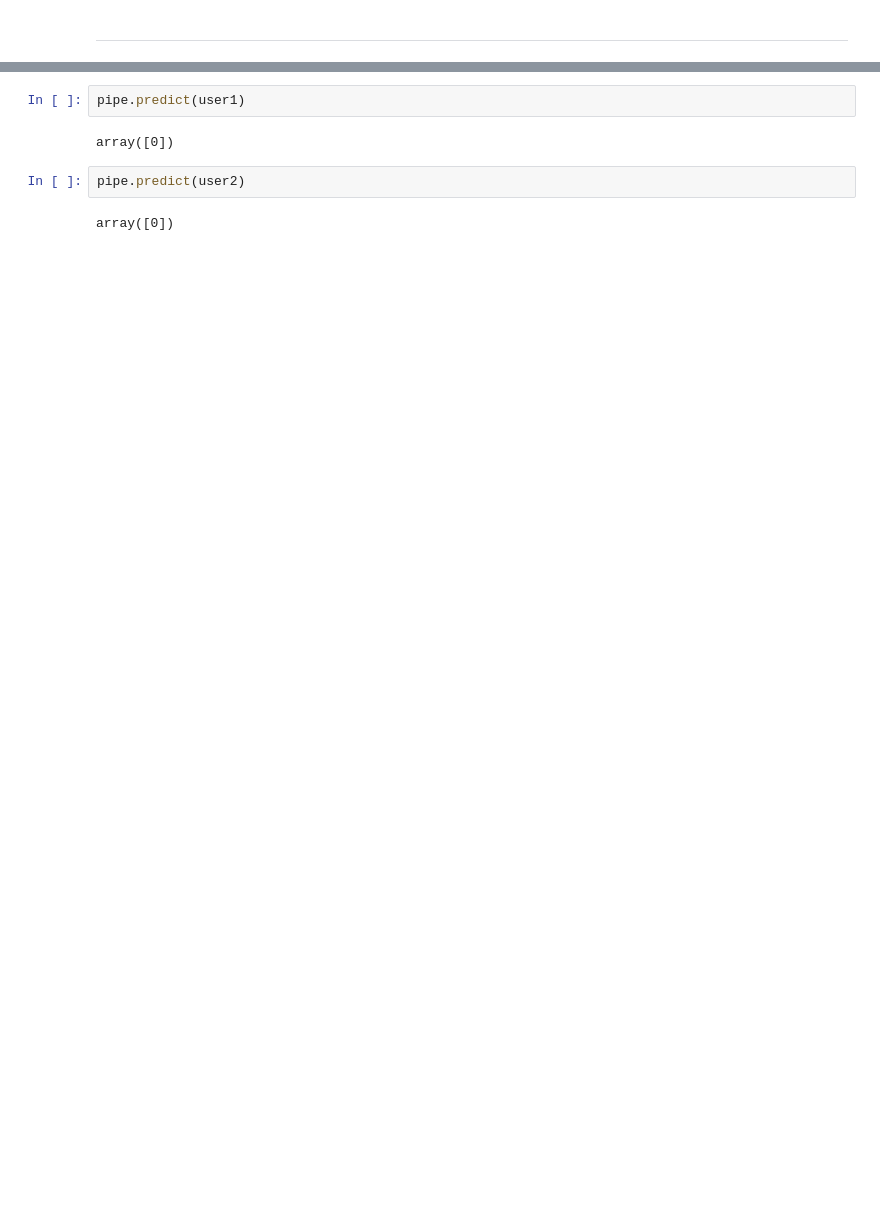
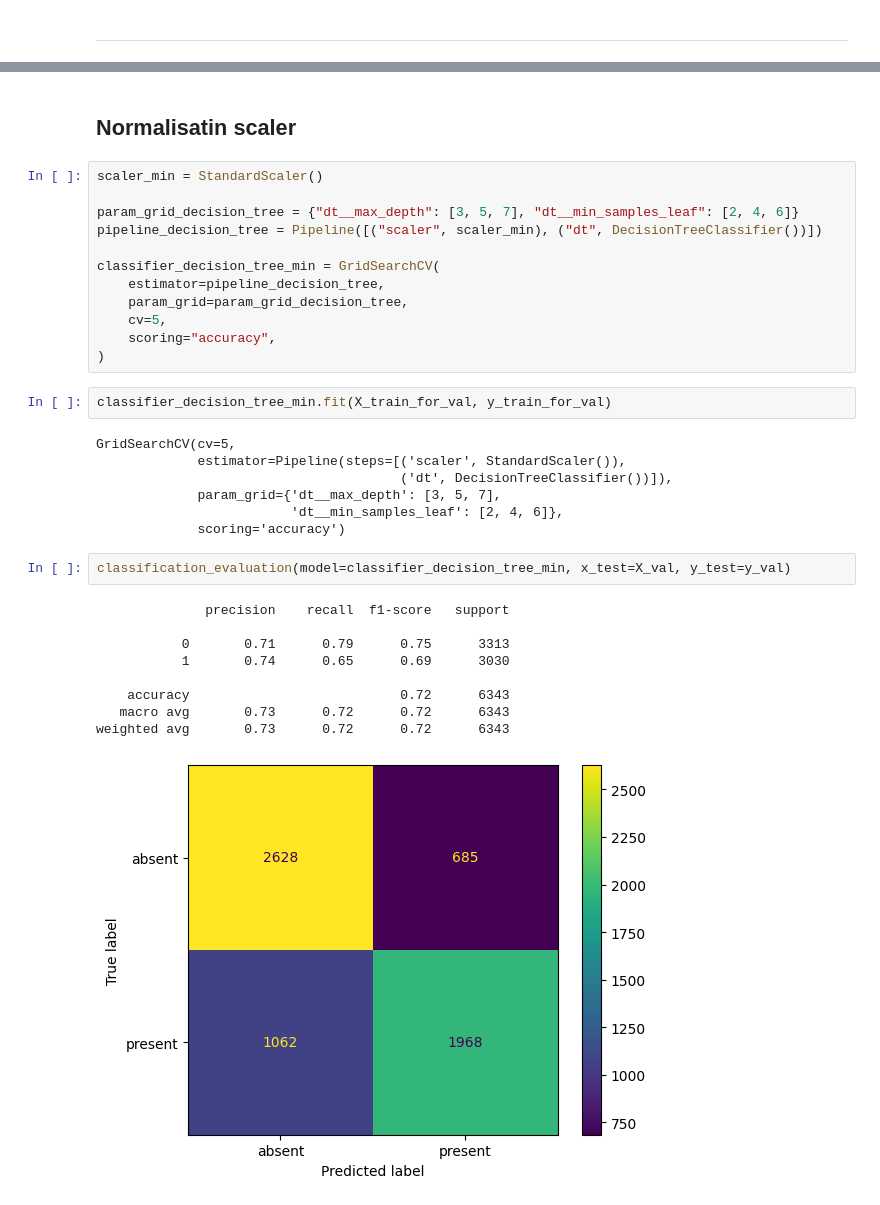
Before and after one commit to CyrilleKolle/cardiovascular_labb, a Jupyter notebook: code/decision_tree_classifier.ipynb, the cells around one changed output, grey strips where cells are left out. Saved outputs shown, nothing was run; the diff lists cells and outputs as text; blank space fills up the shorter version.

```diff
--- a/code/decision_tree_classifier.ipynb
+++ b/code/decision_tree_classifier.ipynb
@@ -90,8 +95,35 @@ user2
-# %%
-pipe.predict(user1)
-# %% [output]
-array([0])
-# %%
-pipe.predict(user2)
-# %% [output]
-array([0])
+# %% [markdown]
+## Normalisatin scaler
+# %%
+scaler_min = StandardScaler()
+
+param_grid_decision_tree = {"dt__max_depth": [3, 5, 7], "dt__min_samples_leaf": [2, 4, 6]}
+pipeline_decision_tree = Pipeline([("scaler", scaler_min), ("dt", DecisionTreeClassifier())])
+
+classifier_decision_tree_min = GridSearchCV(
+    estimator=pipeline_decision_tree,
+    param_grid=param_grid_decision_tree,
+    cv=5,
+    scoring="accuracy",
+)
+# %%
+classifier_decision_tree_min.fit(X_train_for_val, y_train_for_val)
+# %% [output]
+GridSearchCV(cv=5,
+             estimator=Pipeline(steps=[('scaler', StandardScaler()),
+                                       ('dt', DecisionTreeClassifier())]),
+             param_grid={'dt__max_depth': [3, 5, 7],
+                         'dt__min_samples_leaf': [2, 4, 6]},
+             scoring='accuracy')
+# %%
+classification_evaluation(model=classifier_decision_tree_min, x_test=X_val, y_test=y_val)
+# %% [output]
+              precision    recall  f1-score   support
+
+           0       0.71      0.79      0.75      3313
+           1       0.74      0.65      0.69      3030
+
+    accuracy                           0.72      6343
+   macro avg       0.73      0.72      0.72      6343
+weighted avg       0.73      0.72      0.72      6343
+[figure, added]
```
Also changed, not shown: parts of 29 cells of this notebook.
